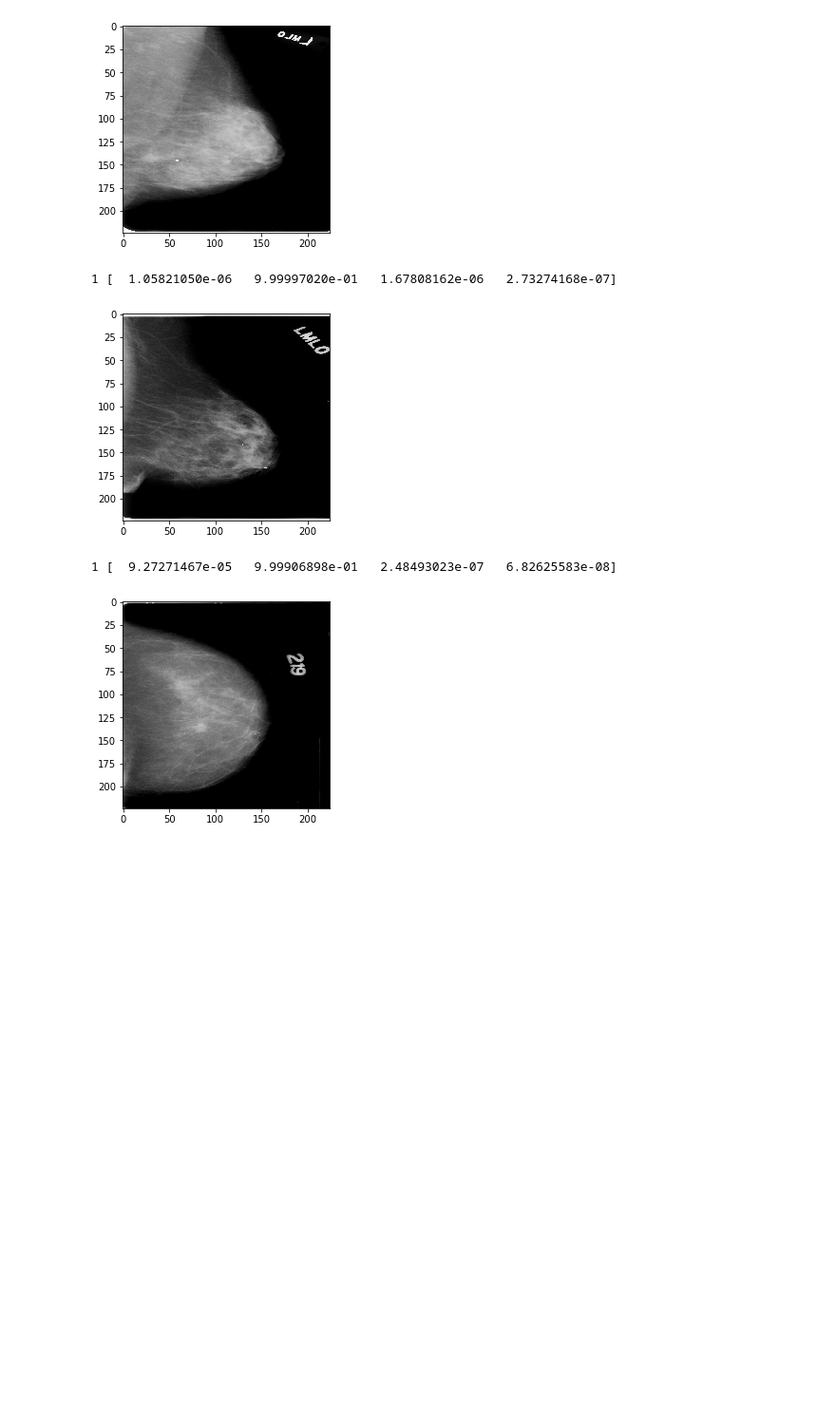
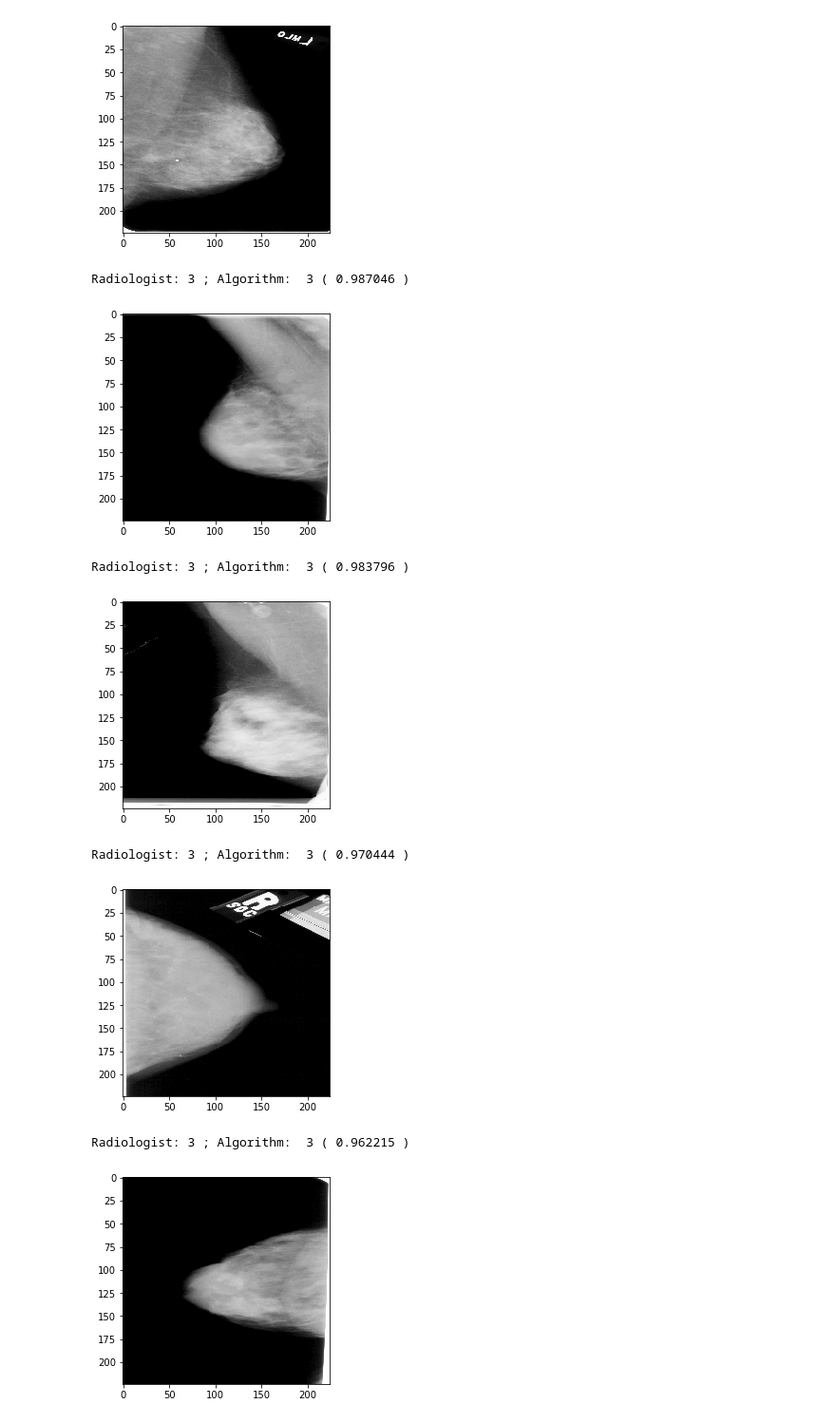
Before and after one commit to chingu163/rsna17, a Jupyter notebook: ex_data.ipynb, the cells around one changed output. Shown at 95% size. Cells and saved outputs as stored; diff of their text form; code cells hidden in the pictures; blank space fills up the shorter version.

```diff
--- a/ex_data.ipynb
+++ b/ex_data.ipynb
@@ -270,0 +47,9 @@ array([[19, 13,  0,  0],
+# %%
+#Convert file names to a dataframe for Calcium-Training Set
+df2["file_name"] = [ None for x in range(len(df2)) ]
+for n in range(len(df2)):
+    key = 'Calc-Training_' + df2["patient_id"][n] +'_'+ df2["side"][n] +'_'+ df2["view"][n] + '/'
+    for fn in file_names:
+        if key in fn:
+            df2.loc[n, "file_name"] = fn
+            break
@@ -270,0 +61,8 @@ array([[19, 13,  0,  0],
+# %%
+#Drop labels/files that are not found in both label & folder name: several in Calc-Training
+k=[]
+for n in range(len(df2)):
+    if  df2.loc[n, "file_name"] is None:
+        k.append(n)
+df2=df2.drop(k)
+print(k)
@@ -270,0 +219,3 @@ array([[19, 13,  0,  0],
+# %%
+#Load Existing Model - Start from Here if available
+model2 = model.load('br_vgg16_e10_lr3_bs32.h5')
@@ -270,0 +238,11 @@ array([[19, 13,  0,  0],
+# %%
+#Assign variables for error analysis.
+y_pred_assigned = [ np.argmax(y_pred[n]) for n in range(len(y_pred)) ]
+y_pred_conf = [ np.max(y_pred[n]) for n in range(len(y_pred)) ]
+
+nt = -len(y)//5
+Xt = X[nt:]
+yt = y[nt:]
+ypredt = y_pred[nt:]
+yassignedt = y_pred_assigned[nt:]
+yconft = y_pred_conf[nt:]
@@ -330,20 +308,19 @@ ypredt = y_pred[nt:]
 # %%
-
-# predicted as B and correct and most confident
+# Most confident, Correct, Density B
 idxs = np.argsort(ypredt[:,1])[::-1]
-for n in range(5):
+for n in range(4):
     idx = idxs[n]
     if yt[idx] == 1:
-        print(yt[idx], ypredt[idx])
+        print("Radiologist:", yt[idx], "; Algorithm: ", yassignedt[idx], "(", yconft[idx], ")")
         imshow(Xt[idx,:,:,0], cmap='gray')
         plt.show()
-
-# predicted as B and wrong and most confident
-
-# predicted as B and least confident
 # %% [output]
-1 [  1.05821050e-06   9.99997020e-01   1.67808162e-06   2.73274168e-07]
+Radiologist: 3 ; Algorithm:  3 ( 0.987046 )
-[figure, old version]
+[figure, new version]
-1 [  9.27271467e-05   9.99906898e-01   2.48493023e-07   6.82625583e-08]
+Radiologist: 3 ; Algorithm:  3 ( 0.983796 )
-[figure, old version]
+[figure, new version]
+Radiologist: 3 ; Algorithm:  3 ( 0.970444 )
+[figure, added]
+Radiologist: 3 ; Algorithm:  3 ( 0.962215 )
+[figure, added]
 # %%
```
Also changed, not shown: parts of 85 cells of this notebook.
